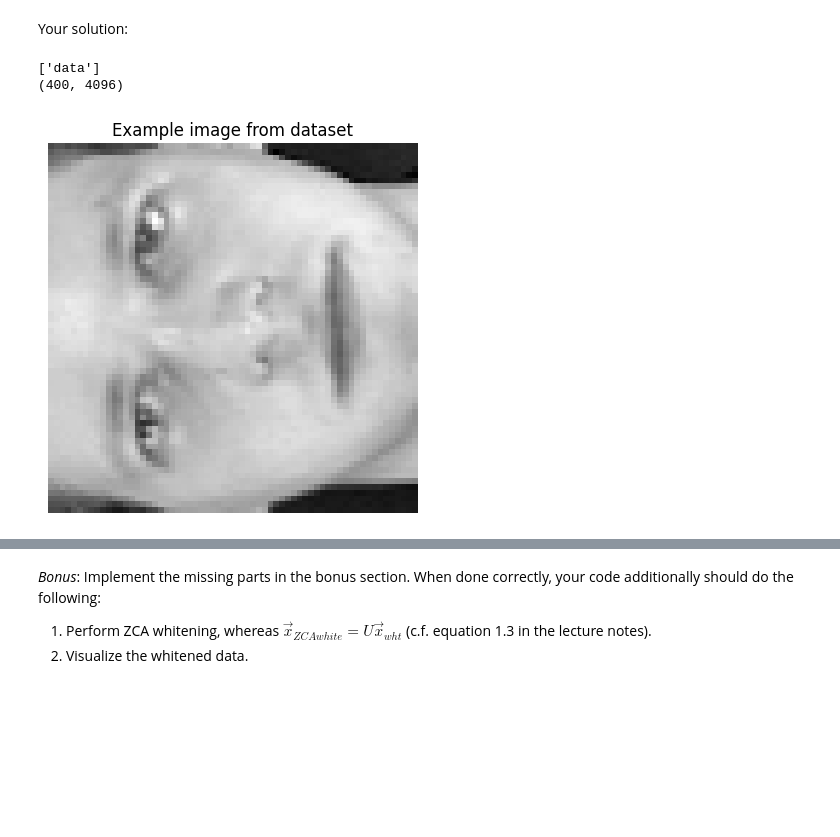
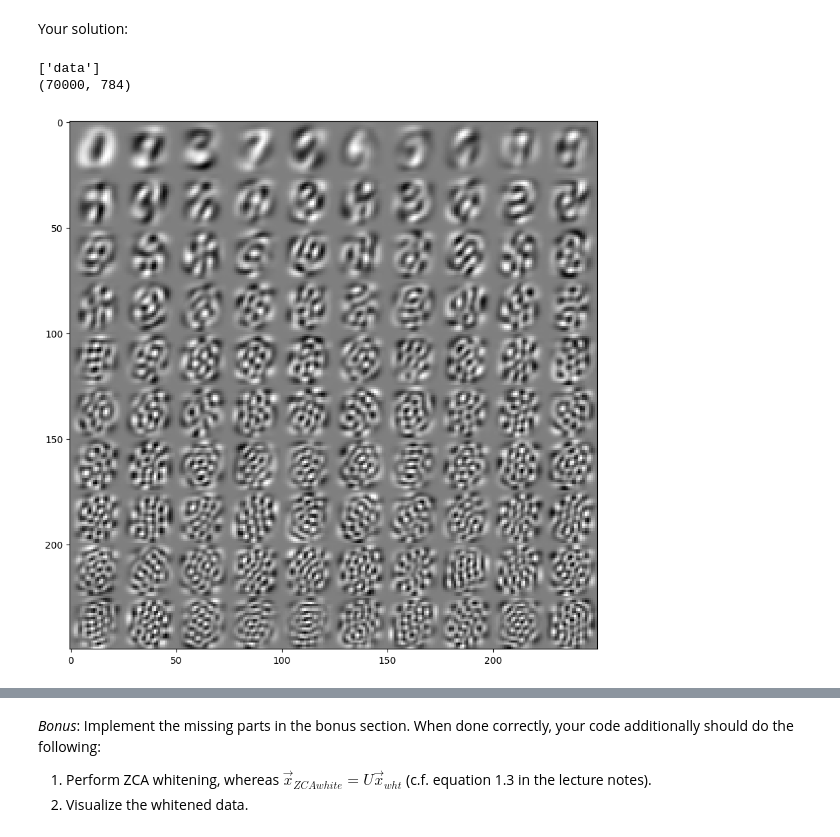
Before and after one commit to RamanBaghel/Machine-Learning-Excercise, a Jupyter notebook: exercise_1.ipynb, the cells around one changed output, grey strips where cells are left out. Cells and saved outputs as stored; diff of their text form; code cells hidden in the pictures; blank space fills up the shorter version.

```diff
--- a/exercise_1.ipynb
+++ b/exercise_1.ipynb
@@ -127,7 +116,7 @@ Your solution:
 ## Define variables
 
 # TODO dataset : relative path to the .npz file containing the data
-dataset = 'data/olivetti.npz' #'data/olivetti.npz'
+dataset = 'data/mnist.npz' #'data/olivetti.npz'
 
 # TODO n_patches : number of random patches to extract from the images
 n_patches = -1
@@ -157,53 +146,59 @@ images = data['data']
 
 images = images.astype(np.float64)
 
-
 # TODO get number of images (observations) and number of pixels (features)
 print(images.shape)
 n_images, n_pixels = images.shape
 
 # TODO get height and width of the images
-img_height = 64
-img_width = 64
+# Correctly derive img_height and img_width from n_pixels for square images
+img_height = int(np.sqrt(n_pixels))
+img_width = int(np.sqrt(n_pixels))
 assert isinstance(img_height, int) and isinstance(img_width, int), "Image dimensions need to be integers."
 
 images[0].reshape(img_height, img_width)
-import matplotlib.pyplot as plt
 
 # Reshape the first image
 one_image = images[0].reshape(img_height, img_width)
 
-# Display it
-plt.imshow(one_image, cmap='gray')
-plt.title("Example image from dataset")
-plt.axis('off')
-plt.show()
+# Setting initial values for variables, as they were -1 from previous cell
+n_patches = 10000
+patch_size = 25
+n_basis = 100
+n_iterations = 50 # Only for sparse coding
 
 # TODO enforce mean-free data vectors Raman - (axis=0 go down and axis = 1 go across the table)
 mean_image = np.mean(images, axis=0)
-mean_free_data = -1
+mean_free_data = images - mean_image
 
 # TODO draw random patches from data.
-
-patches = -1
+patches = random_patches(mean_free_data, img_height, img_width, n_patches, patch_size)
 
 # TODO perform the chosen unsupervised method on the drawn patches
 if method == 'pca':
-    basis = -
+    pca = PCA(n_components=n_basis)
+    pca.fit(patches)
+    basis = pca.components_
 elif method == 'ica':
-    basis = -1
+    ica = FastICA(n_components=n_basis, random_state=0)
+    ica.fit(patches)
+    basis = ica.components_
 elif method == 'sc':
     if SC_LOAD_DICTIONARY:
-        basis = -1
+        basis = np.load('data/sc_basis.npy')
     else:
-        basis = -1
+        dict_learner = DictionaryLearning(
+            n_components=n_basis, alpha=1, max_iter=n_iterations, n_jobs=-1, verbose=True, random_state=0
+        )
+        dict_learner.fit(patches)
+        basis = dict_learner.components_
 
 # TODO show the new set of basis vectors (only the first n_basis)
-#show_in_grid(basis[:n_basis], patch_size, patch_size)
+show_in_grid(basis[:n_basis], patch_size, patch_size)
 # %% [output]
 ['data']
-(400, 4096)
+(70000, 784)
-[figure, old version]
+[figure, new version]
 # %%
 # RECONSTRUCTION
 ## Use different subsets of the new basis vectors to reconstruct a random patch
```
Also changed, not shown: parts of 3 cells of this notebook.
